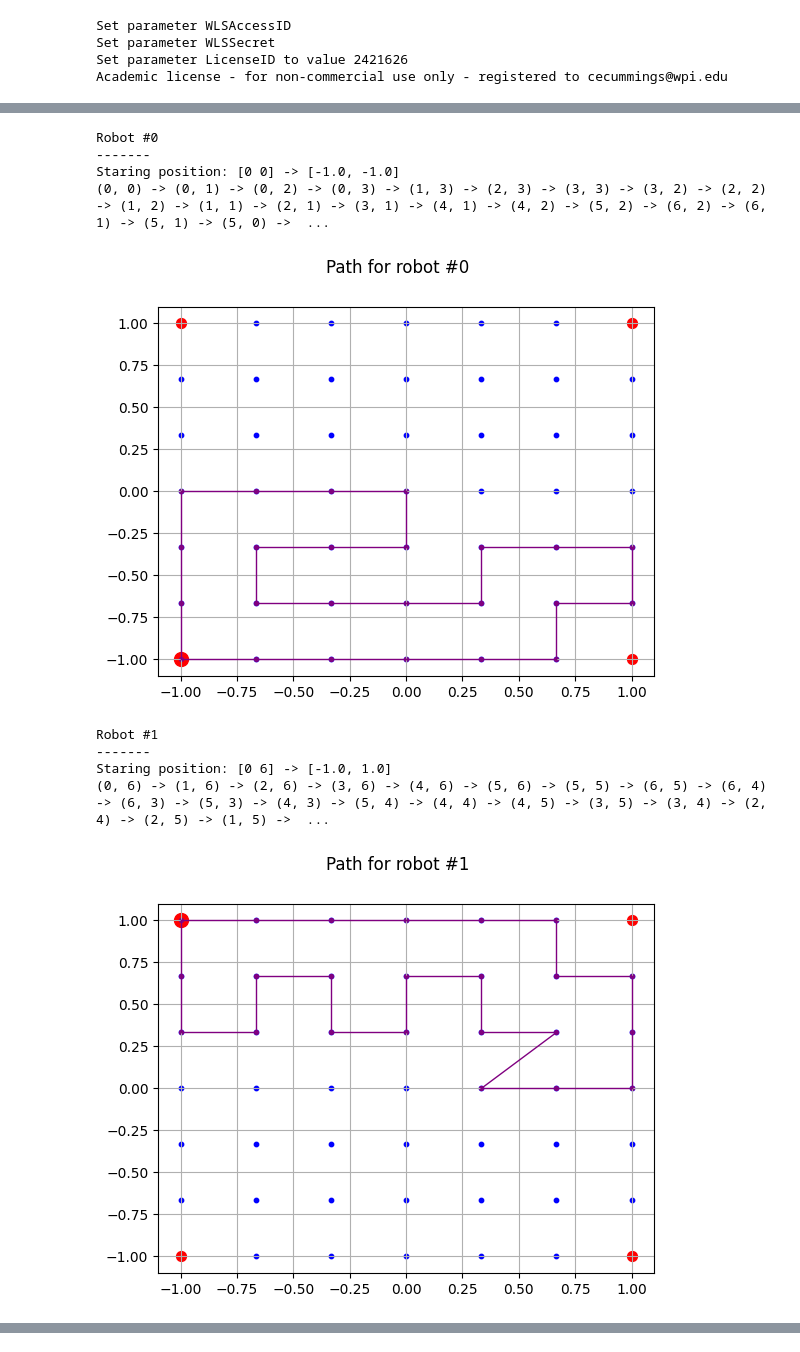
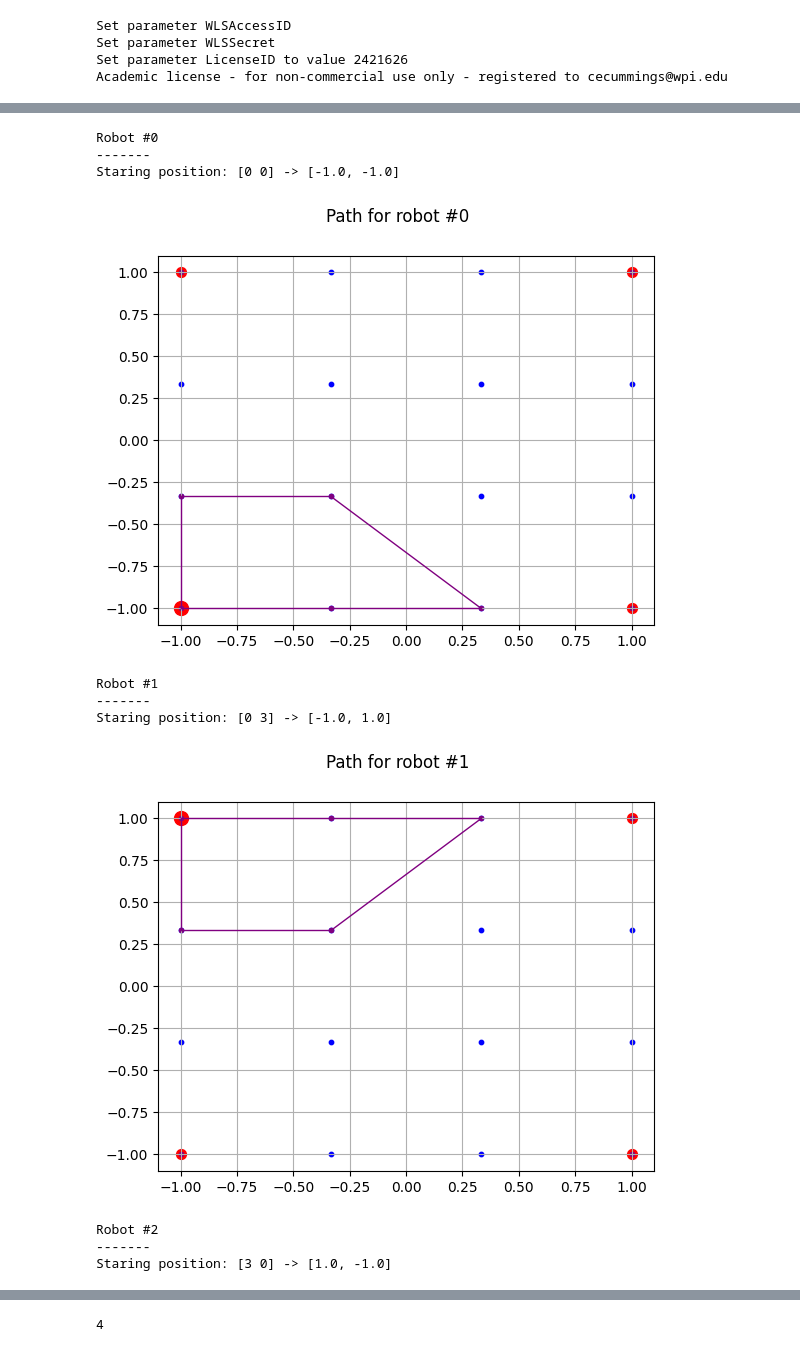
Before and after one commit to nestlab-bae-mqp-2024/mrpcp-solvers, a Jupyter notebook: jupyter/2015_mrpcp/2015_mrpcp_yasars_attempt.ipynb, the cells around one changed output, grey strips where cells are left out. Saved outputs shown, nothing was run; the diff lists cells and outputs as text; code cells hidden in the pictures.

Commit message:
this is working, need to make faster

```diff
--- a/jupyter/2015_mrpcp/2015_mrpcp_yasars_attempt.ipynb
+++ b/jupyter/2015_mrpcp/2015_mrpcp_yasars_attempt.ipynb
@@ -7,13 +7,12 @@ import cProfile, pstats, io
 from pstats import SortKey
 pr = cProfile.Profile()
 pr.enable()
-
 # Chose number of robots
-k = 2
+k = 3
 # Chose recharging proportionality constant
 q_k = 0.1  # This means that each robot will need to charge for 10 minutes for every 100 minutes travelled
 # Chose the number of nodes in an axis
-n = 7
+n = 4
 # Create a uniform (n, n, 2) numpy grid for MAXIMUM SPEED
 nodes = np.mgrid[-1:1:n * 1j, -1.:1:n * 1j]
 nodes = nodes.reshape(nodes.shape + (1,))
@@ -42,7 +41,7 @@ for i in range(n):
         if not is_depot:
             target_indices.append([i,j])
 target_indices = np.array(target_indices)
-# print(f"{target_indices=}")
+print(f"{target_indices=}")
 
 # Chose starting depot node
 B_k = depot_indices
@@ -211,31 +230,3 @@ for i1, j1, i2, j2 in itertools.product(range(n), range(n), range(n), range(n)):
-# %%
-# # D. Fuel Constraints (15), (16), (17), (18), (19), (20)
-
-for ki in range(k):
-    for i1, j1 in target_indices:
-        for i2, j2 in target_indices:
-            # (15) and (16)
-            _ = m.addConstr(r[ki,i2,j2] - r[ki,i1,j1] + cost[i1,j1,i2,j2] <=  M * (1 - x[ki,i1,j1,i2,j2]))
-            _ = m.addConstr(r[ki,i2,j2] - r[ki,i1,j1] + cost[i1,j1,i2,j2] >= -M * (1 - x[ki,i1,j1,i2,j2]))
-
-        for di, dj in depot_indices:
-            # (17) and (18)
-            _ = m.addConstr(r[ki,i1,j1] - L + cost[di,dj,i1,j1] >= -M * (1 - x[ki,di,dj,i1,j1]))
-            _ = m.addConstr(r[ki,i1,j1] - L + cost[di,dj,i1,j1] <=  M * (1 - x[ki,di,dj,i1,j1]))
-
-            # (19)
-            _ = m.addConstr(r[ki,i1,j1] - cost[i1,j1,di,dj] >= -M * (1 - x[ki,i1,j1,di,dj]))
-
-# (15) and (16)
-#_ = m.addConstrs(r[i2,j2] - r[i1,j1] + cost[i1,j1,i2,j2] <=  M * (1 - x[ki,i1,j1,i2,j2]) for ki in range(k) for i1, j1 in target_indices for i2, j2 in target_indices)
-#_ = m.addConstrs(r[i2,j2] - r[i1,j1] + cost[i1,j1,i2,j2] >= -M * (1 - x[ki,i1,j1,i2,j2]) for ki in range(k) for i1, j1 in target_indices for i2, j2 in target_indices)
-
-# (17) and (18)
-#_ = m.addConstrs(r[i2,j2] - L + cost[i1,j1,i2,j2] >= -M * (1 - x[ki,i1,j1,i2,j2]) for ki in range(k) for i1, j1 in depot_indices for i2, j2 in target_indices)
-#_ = m.addConstrs(r[i2,j2] - L + cost[i1,j1,i2,j2] <=  M * (1 - x[ki,i1,j1,i2,j2]) for ki in range(k) for i1, j1 in depot_indices for i2, j2 in target_indices)
-
-# (19)
-#_ = m.addConstrs(r[i1,j1] - cost[i1,j1,i2,j2] >= -M * (1 - x[ki,i1,j1,i2,j2]) for ki in range(k) for i1, j1 in target_indices for i2, j2 in depot_indices)
 # %%
 # Set objective function (3)
 _ = m.addConstrs(((1. + q_k) * cost * x[ki]).sum() <= p_max for ki in range(k))
@@ -328,16 +321,18 @@ def visualize_paths_faster():
         plt.grid()
         plt.show()
 # %%
-# visualize_paths_brute_force()
-visualize_paths_faster()
+visualize_paths_brute_force()
+#visualize_paths_faster()
+print(L)
 # %% [output]
 Robot #0
 -------
 Staring position: [0 0] -> [-1.0, -1.0]
-(0, 0) -> (0, 1) -> (0, 2) -> (0, 3) -> (1, 3) -> (2, 3) -> (3, 3) -> (3, 2) -> (2, 2) -> (1, 2) -> (1, 1) -> (2, 1) -> (3, 1) -> (4, 1) -> (4, 2) -> (5, 2) -> (6, 2) -> (6, 1) -> (5, 1) -> (5, 0) ->  ...
-[figure, old version]
+[figure, new version]
 Robot #1
 -------
-Staring position: [0 6] -> [-1.0, 1.0]
-(0, 6) -> (1, 6) -> (2, 6) -> (3, 6) -> (4, 6) -> (5, 6) -> (5, 5) -> (6, 5) -> (6, 4) -> (6, 3) -> (5, 3) -> (4, 3) -> (5, 4) -> (4, 4) -> (4, 5) -> (3, 5) -> (3, 4) -> (2, 4) -> (2, 5) -> (1, 5) ->  ...
+Staring position: [0 3] -> [-1.0, 1.0]
-[figure, old version]
+[figure, new version]
+Robot #2
+-------
+Staring position: [3 0] -> [1.0, -1.0]
@@ -343,0 +340 @@ Staring position: [0 6] -> [-1.0, 1.0]
+4
```
Also changed, not shown: parts of 8 cells of this notebook.
